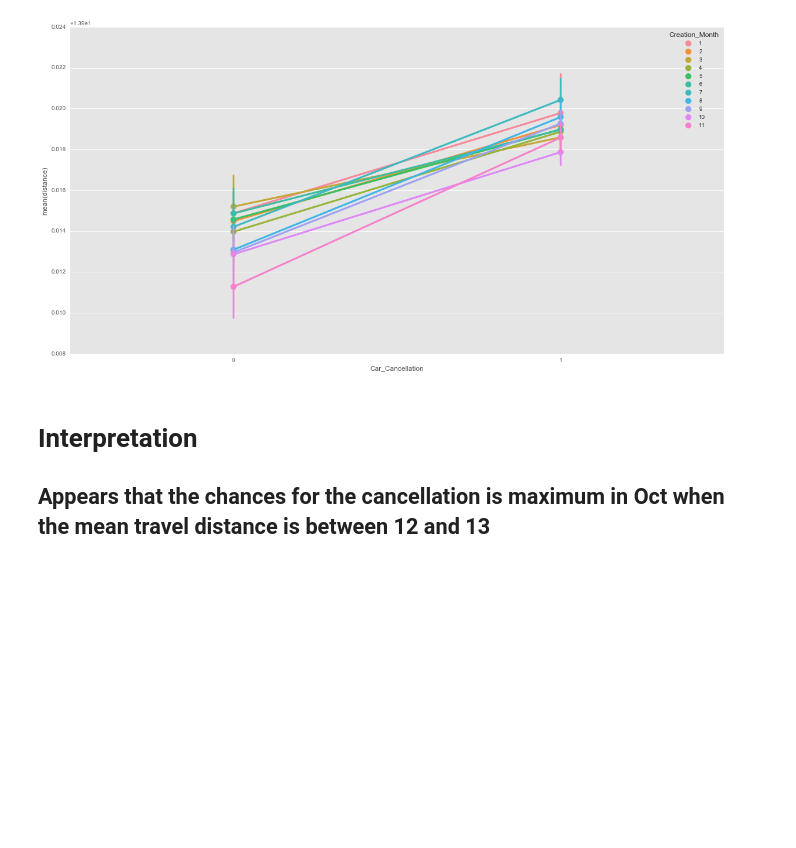
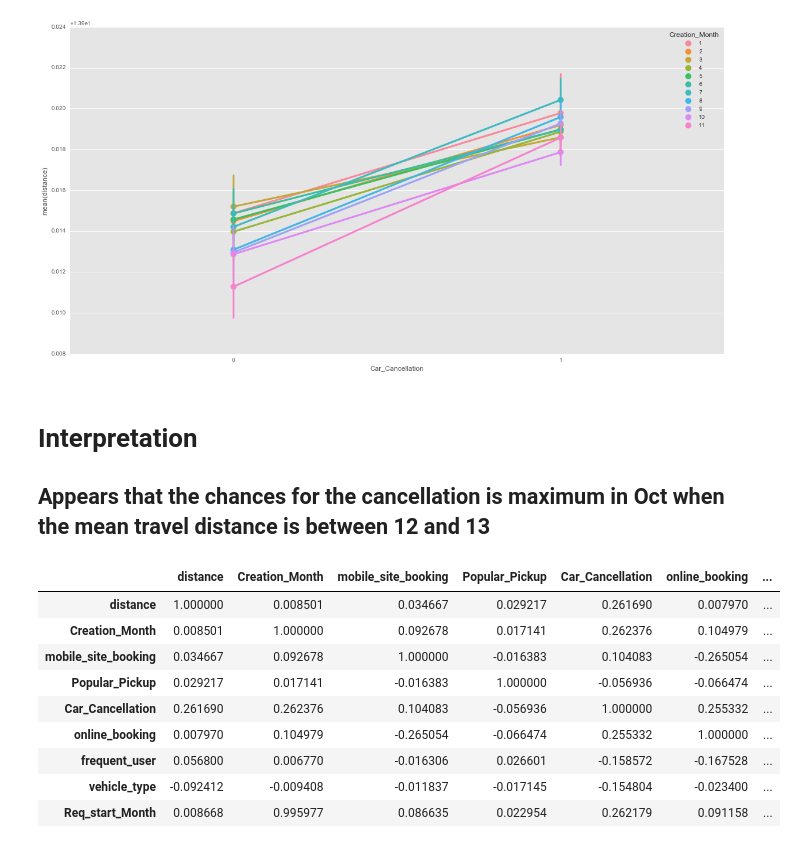
Before and after one commit to devesh1412/DS-SF-23, a Jupyter notebook: final-project/final_analysis/Final_Project_30JUN.ipynb, the cells around one changed output. Saved outputs shown, nothing was run; the diff lists cells and outputs as text; code cells hidden in the pictures; blank space fills up the shorter version.

```diff
--- a/final-project/final_analysis/Final_Project_30JUN.ipynb
+++ b/final-project/final_analysis/Final_Project_30JUN.ipynb
@@ -1181,3 +1226,16 @@ sns.pointplot(x="Car_Cancellation", y="distance", hue="Creation_Month", data=tra
 # Interpretation
 
 ## Appears that the chances for the cancellation is maximum in Oct when the mean travel distance is between 12 and 13
+# %%
+df_strat[['distance','Creation_Month','mobile_site_booking','Popular_Pickup','Car_Cancellation','online_booking','frequent_user','vehicle_type','Req_start_Month']].corr()
+# %% [output]
+|  | distance | Creation_Month | mobile_site_booking | Popular_Pickup | Car_Cancellation | online_booking | ... |
+| distance | 1.000000 | 0.008501 | 0.034667 | 0.029217 | 0.261690 | 0.007970 | ... |
+| Creation_Month | 0.008501 | 1.000000 | 0.092678 | 0.017141 | 0.262376 | 0.104979 | ... |
+| mobile_site_booking | 0.034667 | 0.092678 | 1.000000 | -0.016383 | 0.104083 | -0.265054 | ... |
+| Popular_Pickup | 0.029217 | 0.017141 | -0.016383 | 1.000000 | -0.056936 | -0.066474 | ... |
+| Car_Cancellation | 0.261690 | 0.262376 | 0.104083 | -0.056936 | 1.000000 | 0.255332 | ... |
+| online_booking | 0.007970 | 0.104979 | -0.265054 | -0.066474 | 0.255332 | 1.000000 | ... |
+| frequent_user | 0.056800 | 0.006770 | -0.016306 | 0.026601 | -0.158572 | -0.167528 | ... |
+| vehicle_type | -0.092412 | -0.009408 | -0.011837 | -0.017145 | -0.154804 | -0.023400 | ... |
+| Req_start_Month | 0.008668 | 0.995977 | 0.086635 | 0.022954 | 0.262179 | 0.091158 | ... |
```
Also changed, not shown: parts of 8 cells of this notebook, 1 other file.
